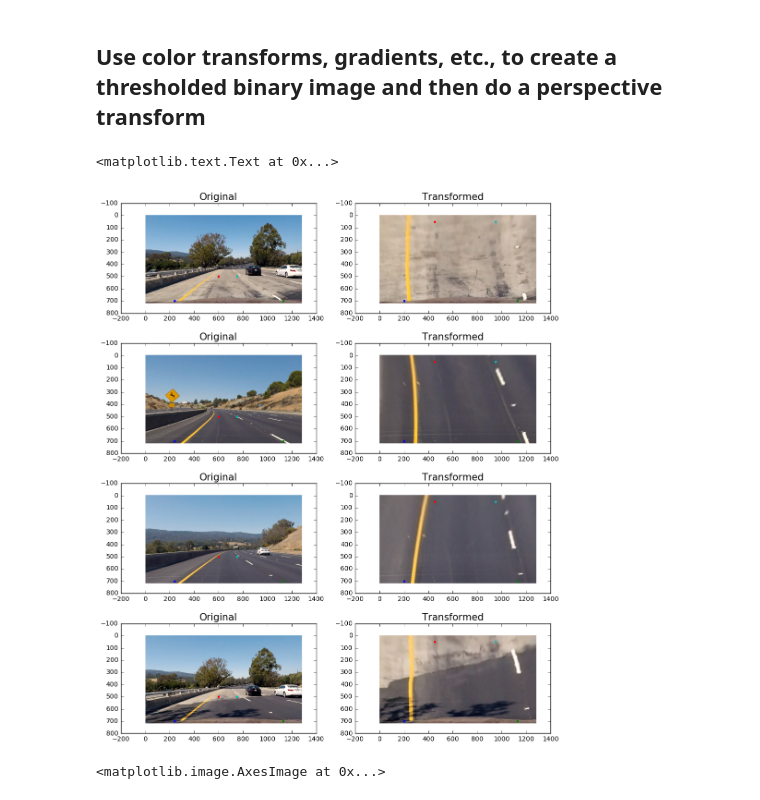
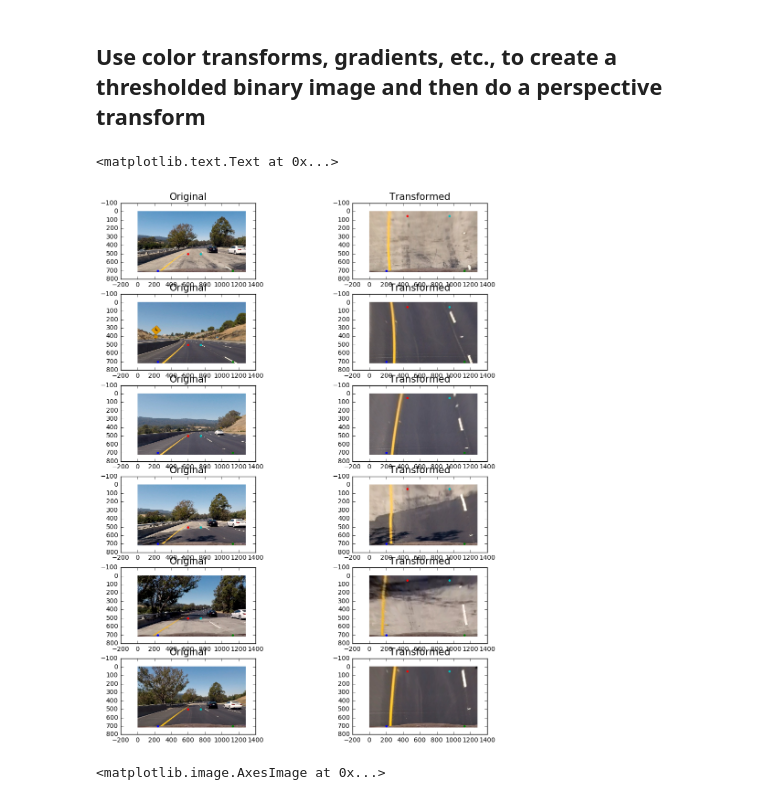
Before and after one commit to ravindar/CarND-Advanced-Lane-Lines, a Jupyter notebook: P4.ipynb, the cells around one changed output. Saved outputs shown, nothing was run; the diff lists cells and outputs as text; code cells hidden in the pictures.

```diff
--- a/P4.ipynb
+++ b/P4.ipynb
@@ -88,7 +88,7 @@ undst = cv2.undistort(image, mtx, dist, None, mtx)
 src =  np.float32([[240,700],[1130,700],[600,500],[750,500]])
 dst = np.float32([[200,700],[1200,700],[450,50],[950,50]])
 
-f, ((ax1, ax2), (ax3, ax4), (ax5, ax6), (ax7, ax8)) = plt.subplots(4, 2, figsize=(12, 15))
+f, ((ax1, ax2), (ax3, ax4), (ax5, ax6), (ax7, ax8), (ax9, ax10), (ax11, ax12)) = plt.subplots(6, 2, figsize=(12, 15))
 
 #trans_image = cv2.fillConvexPoly(undst, np.array([[270,700],[1130,700],[800,500],[500,520]]), (0,255,0) )
 
@@ -132,34 +132,68 @@ ax5.plot(1130, 700, ".")
 ax5.plot(600, 500, ".")
 ax5.plot(750, 500, ".")
 ax5.set_title('Original', fontsize=15)
 
 transformed = perspective_transform(undst, src, dst, (image.shape[1], image.shape[0]))
 ax6.imshow(transformed)
 ax6.plot(200, 700, ".")
 ax6.plot(1130, 700, ".")
 ax6.plot(450, 50, ".")
 ax6.plot(950, 50, ".")
 ax6.set_title('Transformed', fontsize=15)
 
 image = mpimg.imread('test_images/test4.jpg')
 undst = cv2.undistort(image, mtx, dist, None, mtx)
 ax7.imshow(undst)
 ax7.plot(240, 700, ".")
 ax7.plot(1130, 700, ".")
 ax7.plot(600, 500, ".")
 ax7.plot(750, 500, ".")
 ax7.set_title('Original', fontsize=15)
 
 transformed = perspective_transform(undst, src, dst, (image.shape[1], image.shape[0]))
 ax8.imshow(transformed)
 ax8.plot(200, 700, ".")
 ax8.plot(1130, 700, ".")
 ax8.plot(450, 50, ".")
 ax8.plot(950, 50, ".")
 ax8.set_title('Transformed', fontsize=15)
+
+image = mpimg.imread('test_images/test5.jpg')
+undst = cv2.undistort(image, mtx, dist, None, mtx)
+ax9.imshow(undst)
+ax9.plot(240, 700, ".")
+ax9.plot(1130, 700, ".")
+ax9.plot(600, 500, ".")
+ax9.plot(750, 500, ".")
+ax9.set_title('Original', fontsize=15)
+
+transformed = perspective_transform(undst, src, dst, (image.shape[1], image.shape[0]))
+ax10.imshow(transformed)
+ax10.plot(200, 700, ".")
+ax10.plot(1130, 700, ".")
+ax10.plot(450, 50, ".")
+ax10.plot(950, 50, ".")
+ax10.set_title('Transformed', fontsize=15)
+
+image = mpimg.imread('test_images/test6.jpg')
+undst = cv2.undistort(image, mtx, dist, None, mtx)
+ax11.imshow(undst)
+ax11.plot(240, 700, ".")
+ax11.plot(1130, 700, ".")
+ax11.plot(600, 500, ".")
+ax11.plot(750, 500, ".")
+ax11.set_title('Original', fontsize=15)
+
+transformed = perspective_transform(undst, src, dst, (image.shape[1], image.shape[0]))
+ax12.imshow(transformed)
+ax12.plot(200, 700, ".")
+ax12.plot(1130, 700, ".")
+ax12.plot(450, 50, ".")
+ax12.plot(950, 50, ".")
+ax12.set_title('Transformed', fontsize=15)
 # %% [output]
 <matplotlib.text.Text at 0x...>
-[figure, old version]
+[figure, new version]
 # %%
 def color_transform(img, s_thresh=(170, 255), sx_thresh=(20, 100)):
     img = np.copy(img)
```
Also changed, not shown: parts of 3 cells of this notebook, 1 other file.
